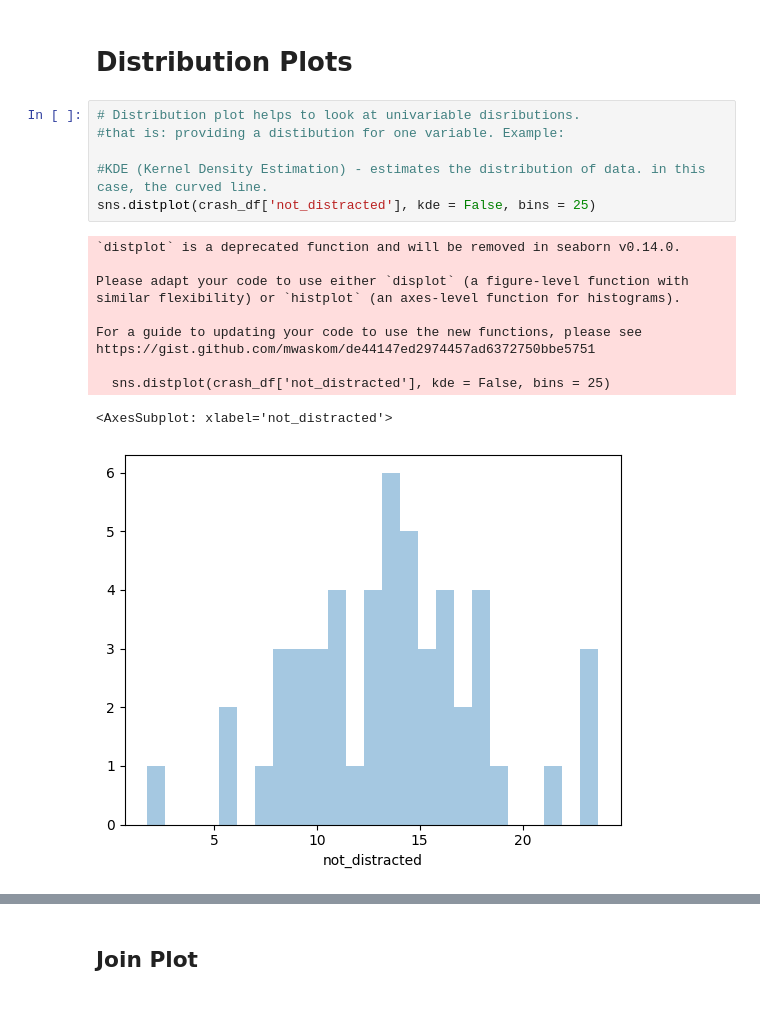
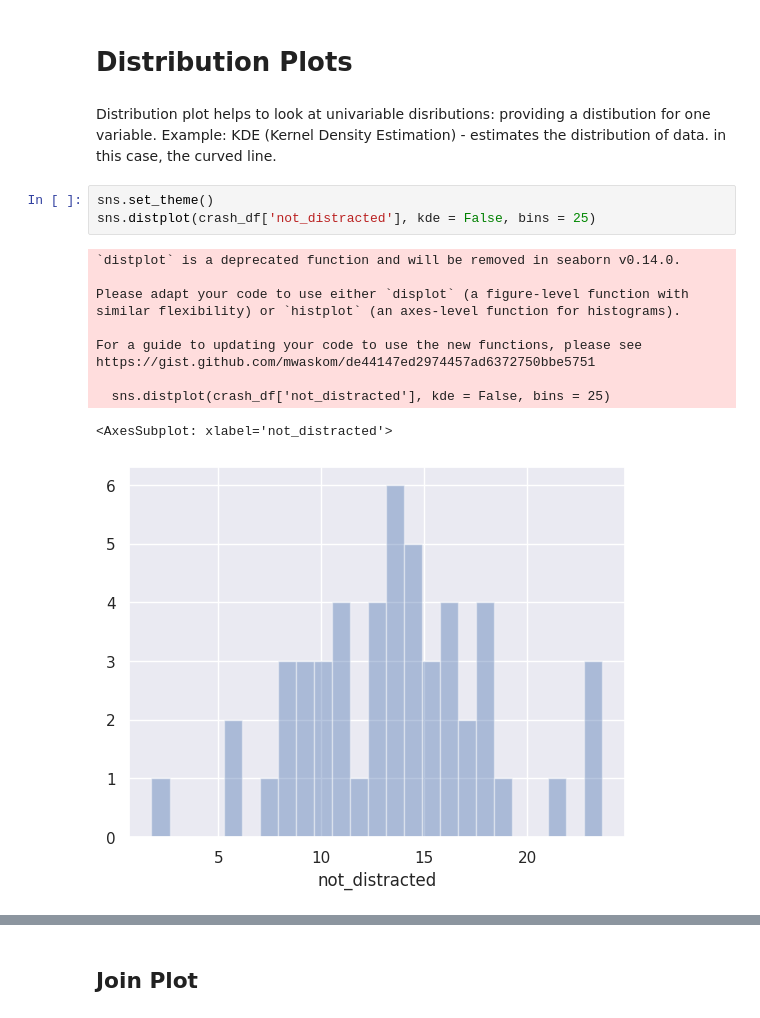
Before and after one commit to EdwinKingori/Seaborn_DataVisualizations, a Jupyter notebook: seaborn_layout.ipynb, the cells around one changed output, grey strips where cells are left out. Saved outputs shown, nothing was run; the diff lists cells and outputs as text.

```diff
--- a/seaborn_layout.ipynb
+++ b/seaborn_layout.ipynb
@@ -75,21 +75,21 @@ print(columns)
 ['total', 'speeding', 'alcohol', 'not_distracted', 'no_previous', 'ins_premium', 'ins_losses', 'abbrev']
 # %% [markdown]
 # Distribution Plots
+# %% [markdown]
+Distribution plot helps to look at univariable disributions: providing a distibution for one variable. Example:
+KDE (Kernel Density Estimation) - estimates the distribution of data. in this case, the curved line.
 # %%
-# Distribution plot helps to look at univariable disributions.
-#that is: providing a distibution for one variable. Example:
-
-#KDE (Kernel Density Estimation) - estimates the distribution of data. in this case, the curved line.
+sns.set_theme()
 sns.distplot(crash_df['not_distracted'], kde = False, bins = 25)
 # %% [output]
 `distplot` is a deprecated function and will be removed in seaborn v0.14.0.
 
 Please adapt your code to use either `displot` (a figure-level function with
 similar flexibility) or `histplot` (an axes-level function for histograms).
 
 For a guide to updating your code to use the new functions, please see
 https://gist.github.com/mwaskom/de44147ed2974457ad6372750bbe5751
 
   sns.distplot(crash_df['not_distracted'], kde = False, bins = 25)
 <AxesSubplot: xlabel='not_distracted'>
-[figure, old version]
+[figure, new version]
```
Also changed, not shown: parts of 7 cells of this notebook.
